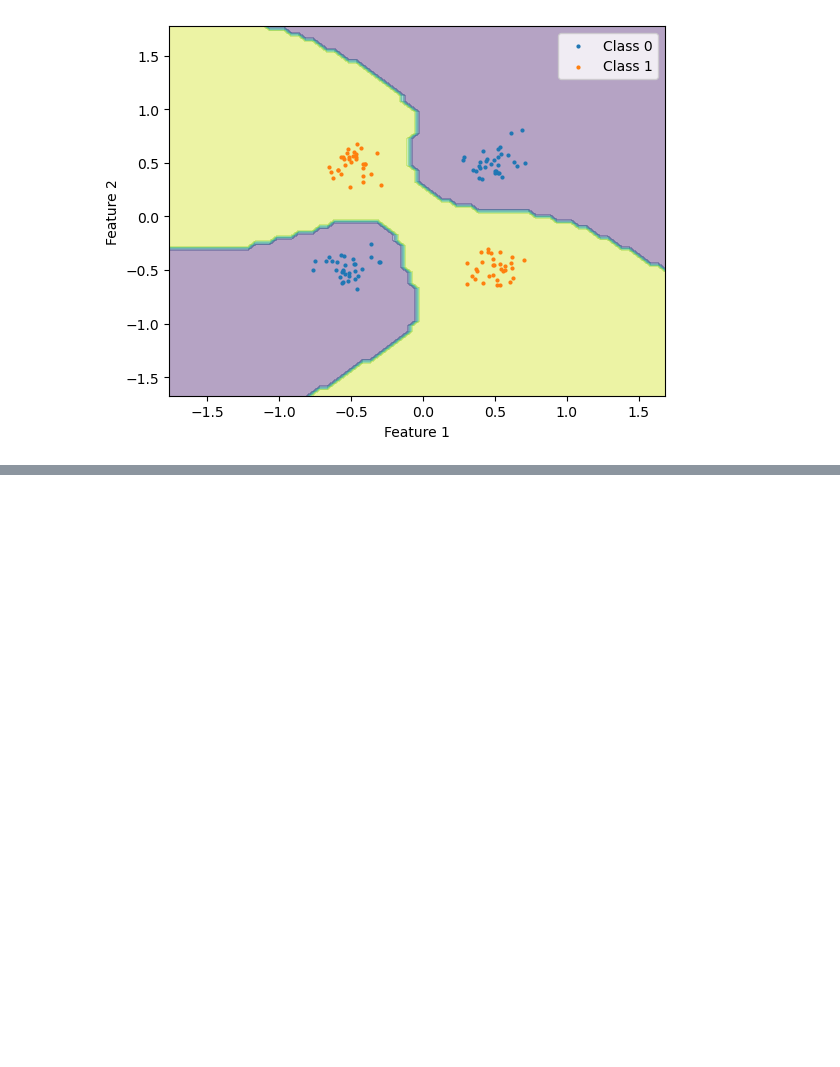
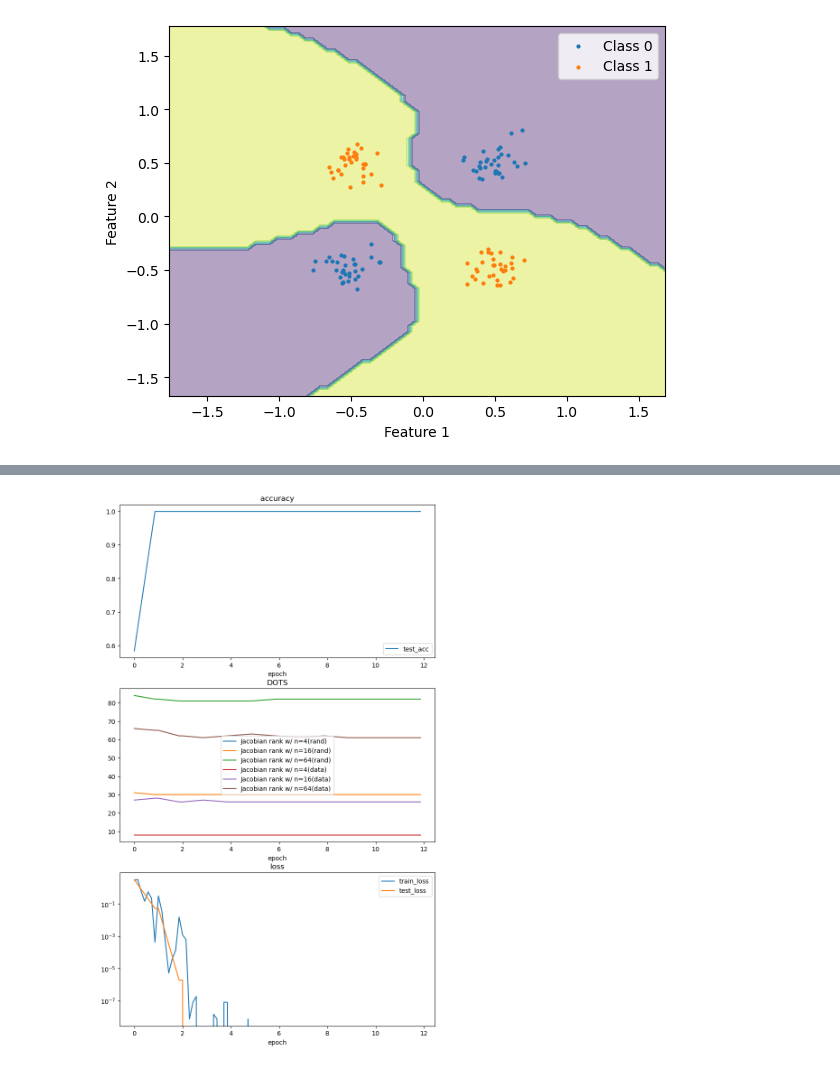
Before and after one commit to LRudL/dots, a Jupyter notebook: notebooks/twoclass_testing.ipynb, the cells around one changed output, grey strips where cells are left out. Cells and saved outputs as stored; diff of their text form; code cells hidden in the pictures; blank space fills up the shorter version.

```diff
--- a/notebooks/twoclass_testing.ipynb
+++ b/notebooks/twoclass_testing.ipynb
@@ -182,0 +212,4 @@ plot_decision_boundary(recovered, X2, y2, 0.05)
+# %%
+ts = get_train_state("../configs/models/mlp-twoclass.yml")
+ts.model = model2
+ts.optimiser = t.optim.Adam(ts.model.parameters(), lr=0.01)
@@ -182,0 +222,6 @@ plot_decision_boundary(recovered, X2, y2, 0.05)
+# %%
+ts.train(10)
+# %%
+ts.plot()
+# %% [output]
+[figure, added]
```
Also changed, not shown: parts of 14 cells of this notebook, 1 other file.
